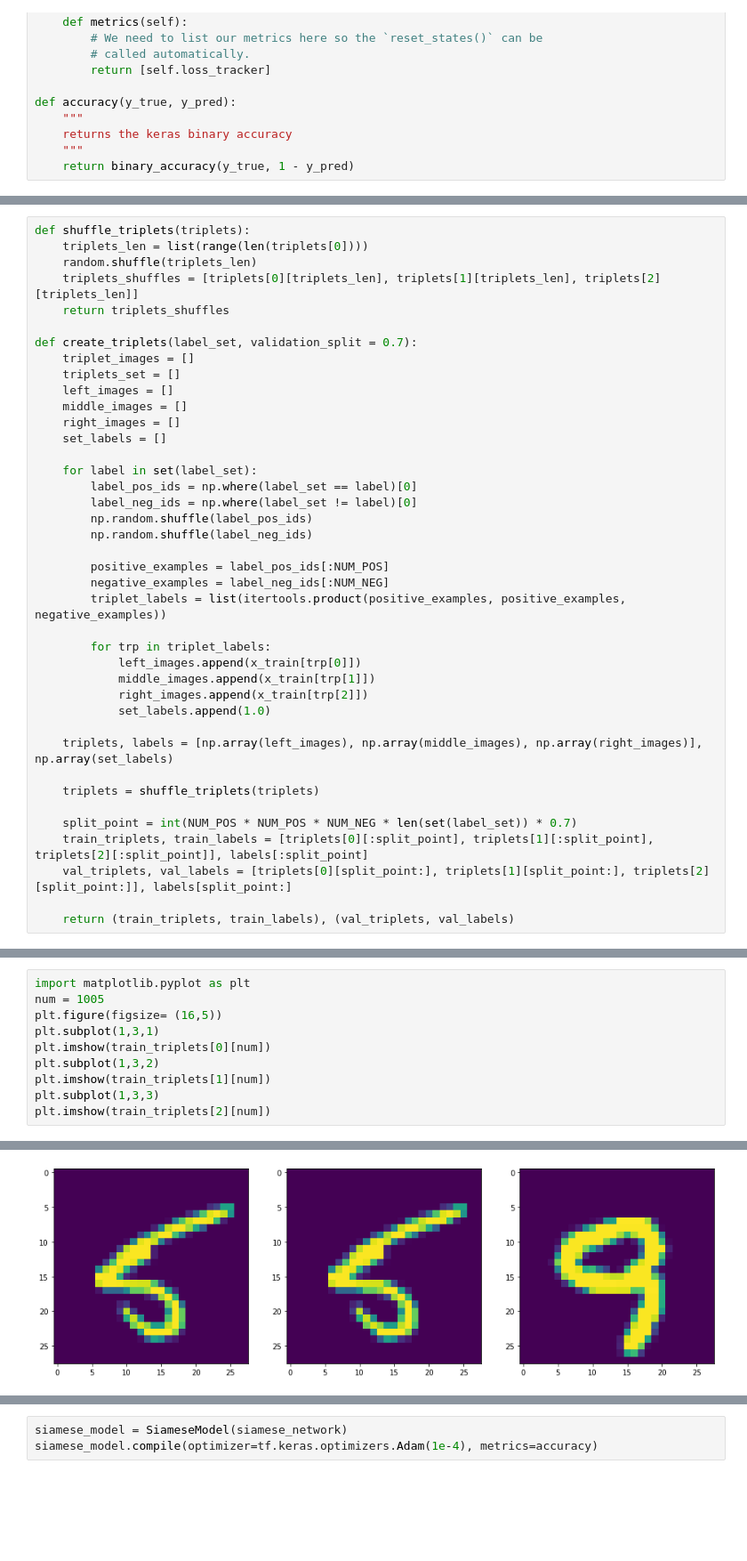
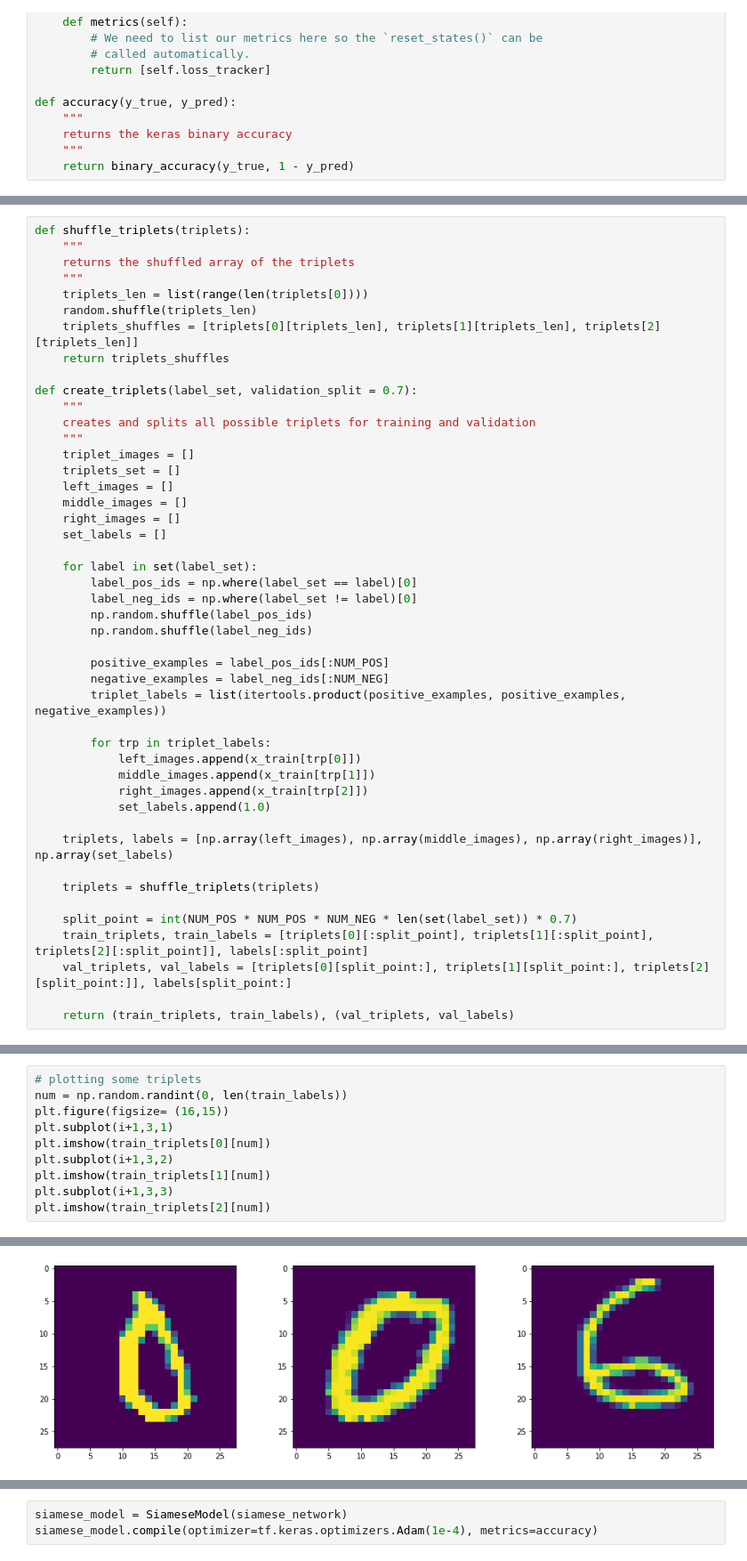
Before and after one commit to hashbanger/siamese-network-mnist, a Jupyter notebook: siamese-classical.ipynb, the cells around one changed output, grey strips where cells are left out. Shown: that part at 89% size. Saved outputs shown, nothing was run; the diff lists cells and outputs as text; blank space fills up the shorter version.

```diff
--- a/siamese-classical.ipynb
+++ b/siamese-classical.ipynb
@@ -170,11 +188,17 @@ NUM_NEG = 9
 # %%
 def shuffle_triplets(triplets):
+    """
+    returns the shuffled array of the triplets
+    """
     triplets_len = list(range(len(triplets[0])))
     random.shuffle(triplets_len)
     triplets_shuffles = [triplets[0][triplets_len], triplets[1][triplets_len], triplets[2][triplets_len]]
     return triplets_shuffles
 
 def create_triplets(label_set, validation_split = 0.7):
+    """
+    creates and splits all possible triplets for training and validation
+    """
     triplet_images = []
     triplets_set = []
     left_images = []
@@ -218,13 +244,13 @@ print(np.array(val_triplets).shape, val_labels.shape)
 # %%
-import matplotlib.pyplot as plt
-num = 1005
-plt.figure(figsize= (16,5))
-plt.subplot(1,3,1)
+# plotting some triplets
+num = np.random.randint(0, len(train_labels))
+plt.figure(figsize= (16,15))
+plt.subplot(i+1,3,1)
 plt.imshow(train_triplets[0][num])
-plt.subplot(1,3,2)
+plt.subplot(i+1,3,2)
 plt.imshow(train_triplets[1][num])
-plt.subplot(1,3,3)
+plt.subplot(i+1,3,3)
 plt.imshow(train_triplets[2][num])
 # %% [output]
 <matplotlib.image.AxesImage at 0x...>
-[figure, old version]
+[figure, new version]
```
Also changed, not shown: parts of 22 cells of this notebook, 1 other file.
